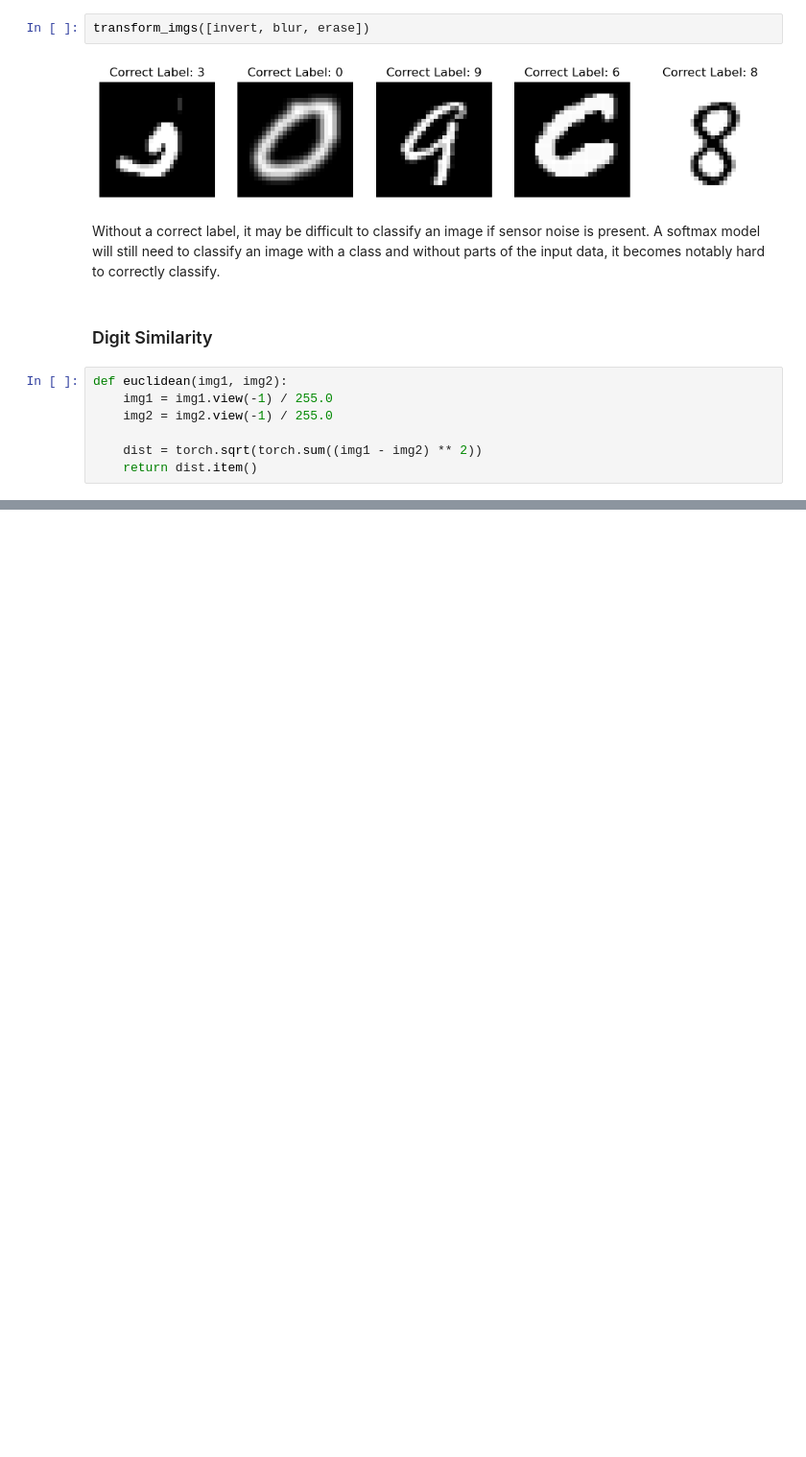
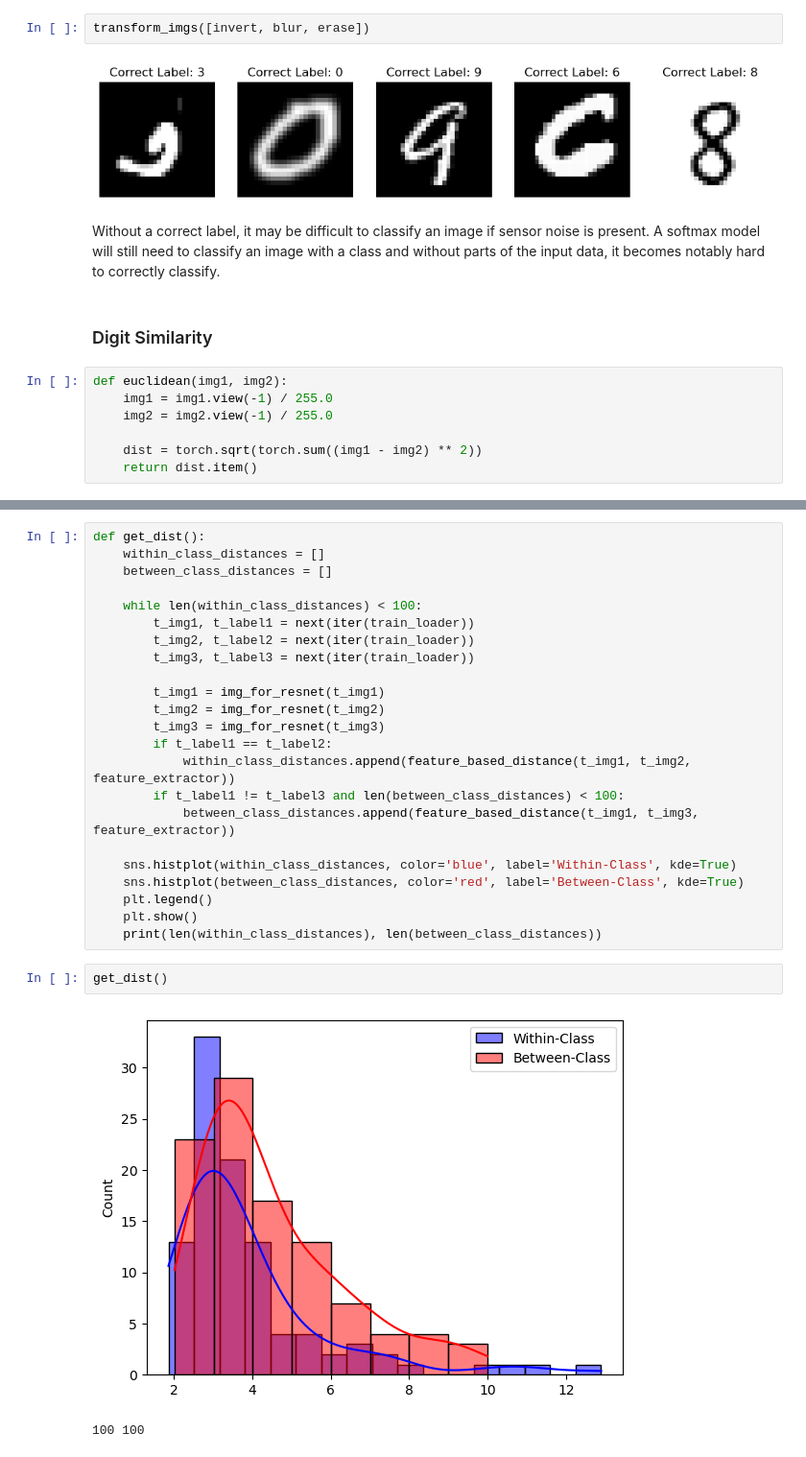
Before and after one commit to manjushettar/uncertainty, a Jupyter notebook: reliable_networks/mnist_exploration.ipynb, the cells around one changed output, grey strips where cells are left out. Shown at 96% size. Cells and saved outputs as stored; diff of their text form; blank space fills up the shorter version.

```diff
--- a/reliable_networks/mnist_exploration.ipynb
+++ b/reliable_networks/mnist_exploration.ipynb
@@ -302,0 +382,28 @@ images_with_distance(img1, img2, target1, target2, dist)
+# %%
+def get_dist():
+    within_class_distances = []
+    between_class_distances = []
+
+    while len(within_class_distances) < 100:
+        t_img1, t_label1 = next(iter(train_loader))
+        t_img2, t_label2 = next(iter(train_loader))
+        t_img3, t_label3 = next(iter(train_loader))
+
+        t_img1 = img_for_resnet(t_img1)
+        t_img2 = img_for_resnet(t_img2)
+        t_img3 = img_for_resnet(t_img3)
+        if t_label1 == t_label2:
+            within_class_distances.append(feature_based_distance(t_img1, t_img2, feature_extractor))
+        if t_label1 != t_label3 and len(between_class_distances) < 100:
+            between_class_distances.append(feature_based_distance(t_img1, t_img3, feature_extractor))
+
+    sns.histplot(within_class_distances, color='blue', label='Within-Class', kde=True)
+    sns.histplot(between_class_distances, color='red', label='Between-Class', kde=True)
+    plt.legend()
+    plt.show()
+    print(len(within_class_distances), len(between_class_distances))
+# %%
+get_dist()
+# %% [output]
+[figure, added]
+100 100
```
Also changed, not shown: parts of 39 cells of this notebook.
